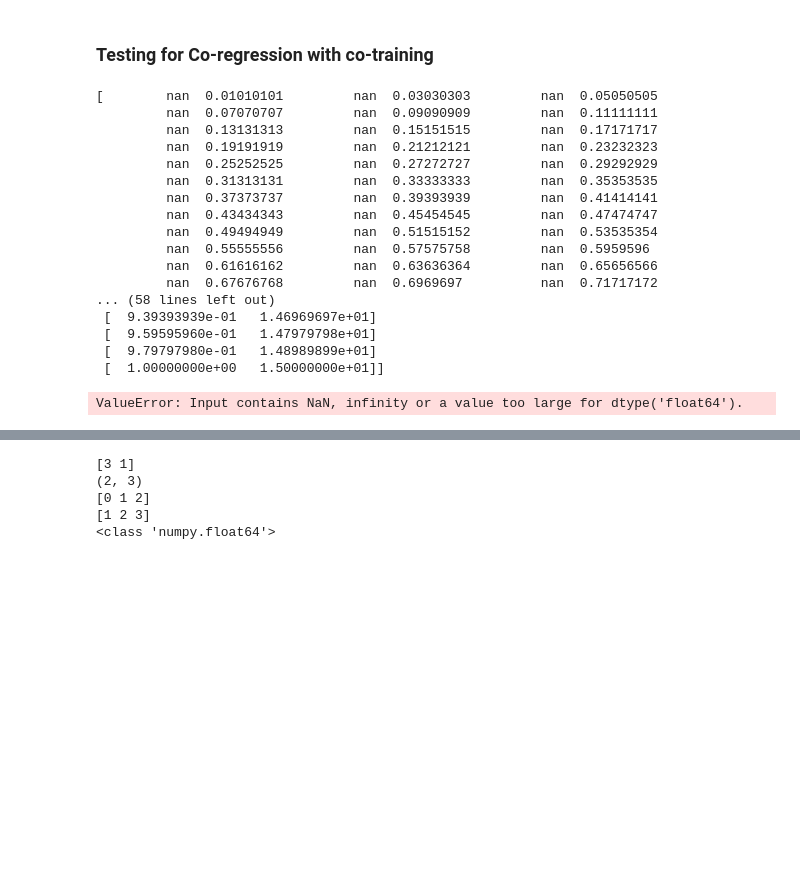
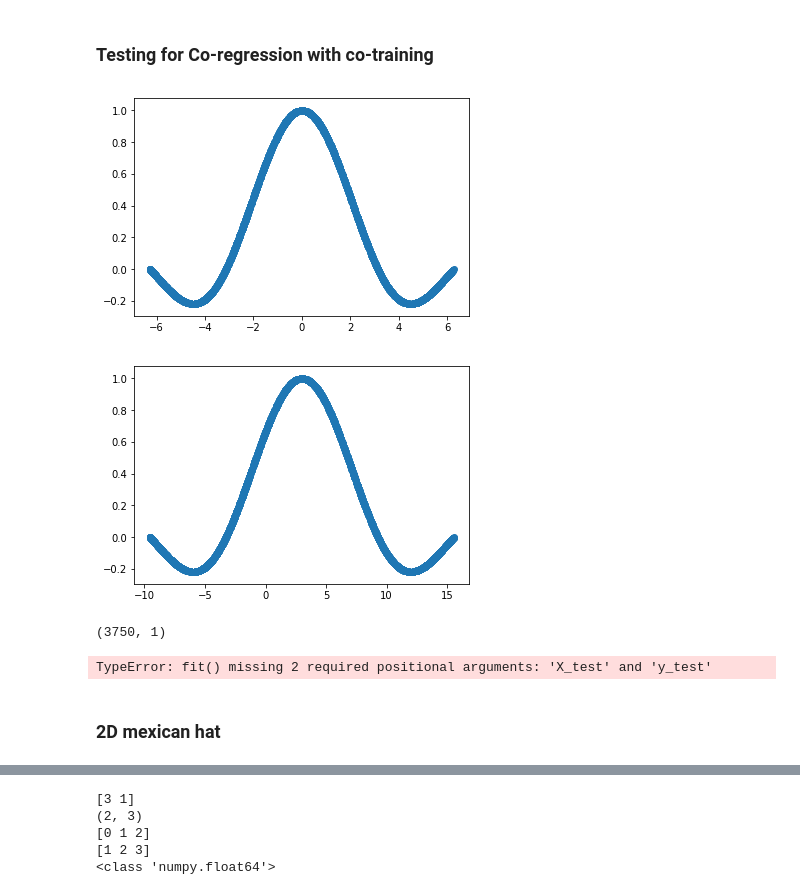
Before and after one commit to rflperry/mvlearn, a Jupyter notebook: coregression_testing.ipynb, the cells around one changed output, grey strips where cells are left out. Cells and saved outputs as stored; diff of their text form; code cells hidden in the pictures; blank space fills up the shorter version.

```diff
--- a/coregression_testing.ipynb
+++ b/coregression_testing.ipynb
@@ -7,40 +9,0 @@ from sklearn.neighbors import KNeighborsRegressor
-# %%
-n_neighbors = 3
-estimator1 = KNeighborsRegressor(n_neighbors=n_neighbors)
-estimator2 = KNeighborsRegressor(n_neighbors=n_neighbors)
-
-X1 = np.zeros((100,2))
-X1[:,0] = np.linspace(0,1,100)
-X1[:,1] = np.linspace(10,15,100)
-X2 = X1.copy()
-X2[:,0] = X2[:,0] + 0.1
-X2[:,1] = np.linspace(-100,-92,100)
-
-
-y = X1[:,0]
-
-y[np.arange(0,100,2)] = np.nan
-
-print(y)
-
-ctr = CTRegressor(random_state=2)
-ctr.fit([X1, X2], y, unlabeled_pool_size=10, num_iter=2)
-# %% [output]
-[        nan  0.01010101         nan  0.03030303         nan  0.05050505
-         nan  0.07070707         nan  0.09090909         nan  0.11111111
-         nan  0.13131313         nan  0.15151515         nan  0.17171717
-         nan  0.19191919         nan  0.21212121         nan  0.23232323
-         nan  0.25252525         nan  0.27272727         nan  0.29292929
-         nan  0.31313131         nan  0.33333333         nan  0.35353535
-         nan  0.37373737         nan  0.39393939         nan  0.41414141
-         nan  0.43434343         nan  0.45454545         nan  0.47474747
-         nan  0.49494949         nan  0.51515152         nan  0.53535354
-         nan  0.55555556         nan  0.57575758         nan  0.5959596
-         nan  0.61616162         nan  0.63636364         nan  0.65656566
-         nan  0.67676768         nan  0.6969697          nan  0.71717172
-... (58 lines left out)
- [  9.39393939e-01   1.46969697e+01]
- [  9.59595960e-01   1.47979798e+01]
- [  9.79797980e-01   1.48989899e+01]
- [  1.00000000e+00   1.50000000e+01]]
-ValueError: Input contains NaN, infinity or a value too large for dtype('float64').
@@ -262,0 +10,38 @@ class CTRegressor():
+# %%
+# Create 2-D mexican hat dataset
+np.random.seed(1)
+N_samples = 3750
+labeled_portion = .1
+X = np.random.uniform(-2*np.pi, 2*np.pi, size=(N_samples,1))
+y = np.sin(np.abs(X)) / np.abs(X)
+# y = y.reshape(-1,)
+plt.scatter(X,y)
+plt.show()
+
+X2 = 2*X + 3
+
+plt.scatter(X2,y)
+plt.show()
+
+selector = np.random.uniform(size=(N_samples,))
+selector[selector > labeled_portion] = np.nan
+
+y[np.isnan(selector)] = np.nan
+print(y.shape)
+
+# Setup regressor
+n_neighbors = 5
+estimator1 = KNeighborsRegressor(n_neighbors=n_neighbors)
+estimator2 = KNeighborsRegressor(n_neighbors=n_neighbors)
+ctr = CTRegressor(random_state=2, thresh=0)
+ctr.fit([X, X2], y, unlabeled_pool_size=10, num_iter=10)
+
+X_test = np.random.uniform(-2*np.pi, 2*np.pi, size=(1000,1))
+y_test = np.sin(np.abs(X)) / np.abs(X)
+# %% [output]
+[figure, added]
+[figure, added]
+(3750, 1)
+TypeError: fit() missing 2 required positional arguments: 'X_test' and 'y_test'
+# %% [markdown]
+### 2D mexican hat
```
Also changed, not shown: parts of 15 cells of this notebook.
